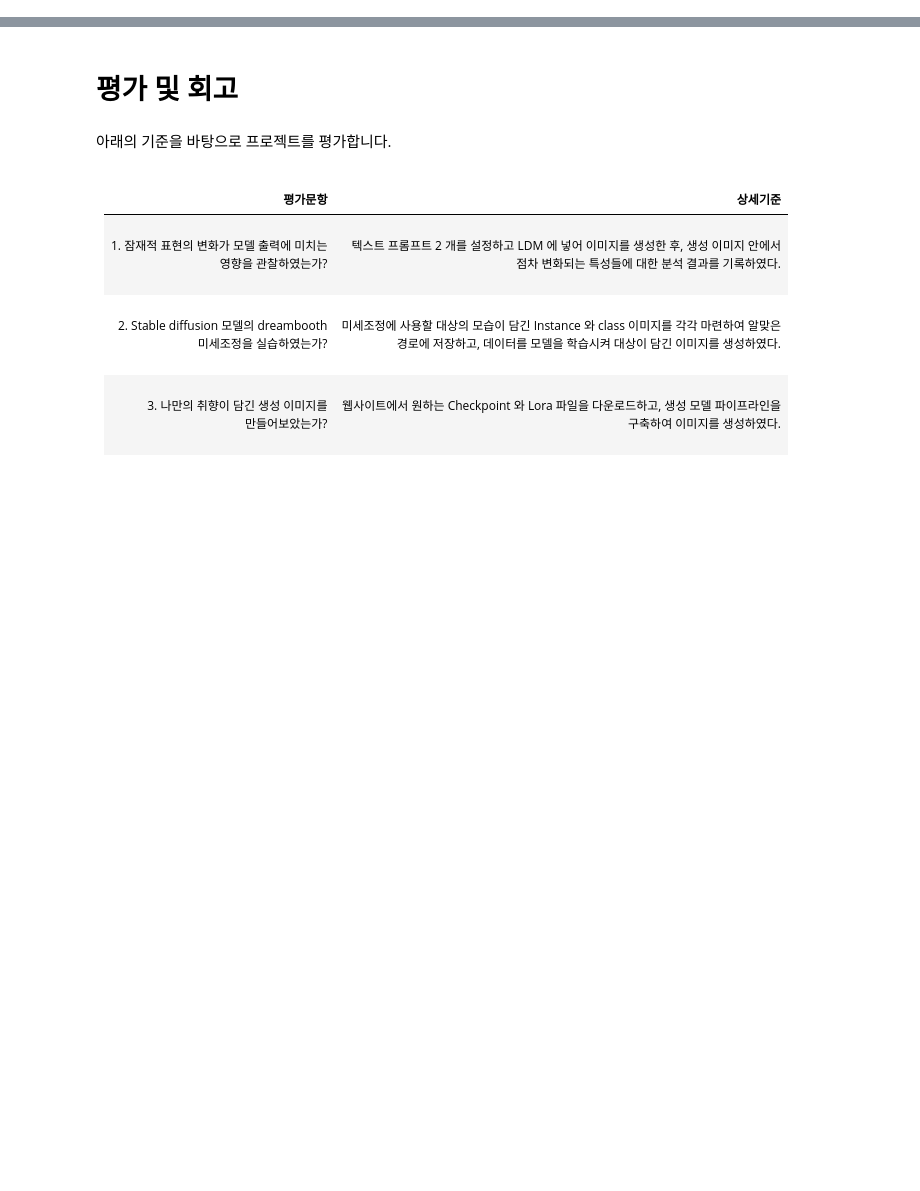
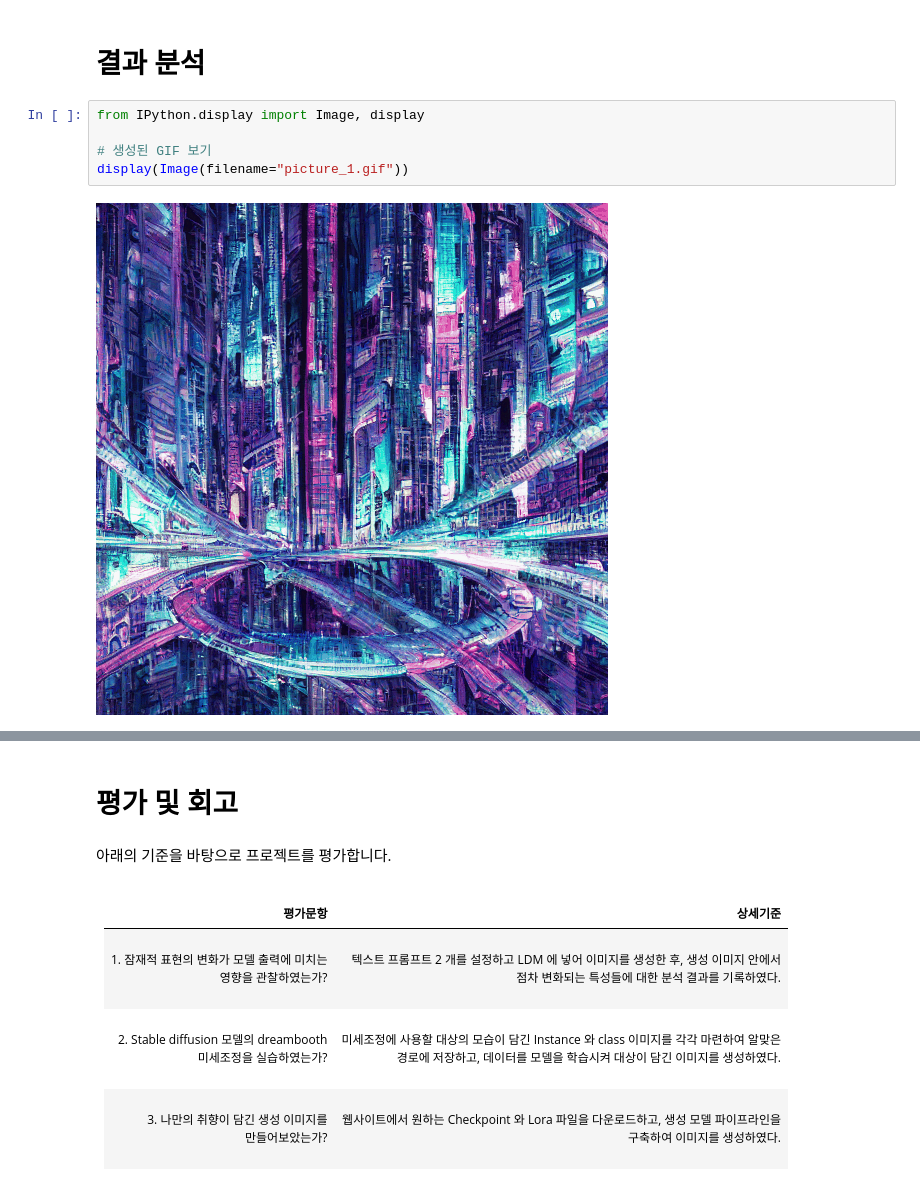
Before and after one commit to lifeislegend/AIFFEL_quest_rs, a Jupyter notebook: GoingDeeper/GD09/GD09.ipynb, the cells around one changed output, grey strips where cells are left out. Saved outputs shown, nothing was run; the diff lists cells and outputs as text; blank space fills up the shorter version.

```diff
--- a/GoingDeeper/GD09/GD09.ipynb
+++ b/GoingDeeper/GD09/GD09.ipynb
@@ -210,0 +148,9 @@ for i, img in enumerate(interpolated_images):
+# %% [markdown]
+# 결과 분석
+# %%
+from IPython.display import Image, display
+
+# 생성된 GIF 보기
+display(Image(filename="picture_1.gif"))
+# %% [output]
+[figure, added]
```
Also changed, not shown: parts of 29 cells of this notebook.
